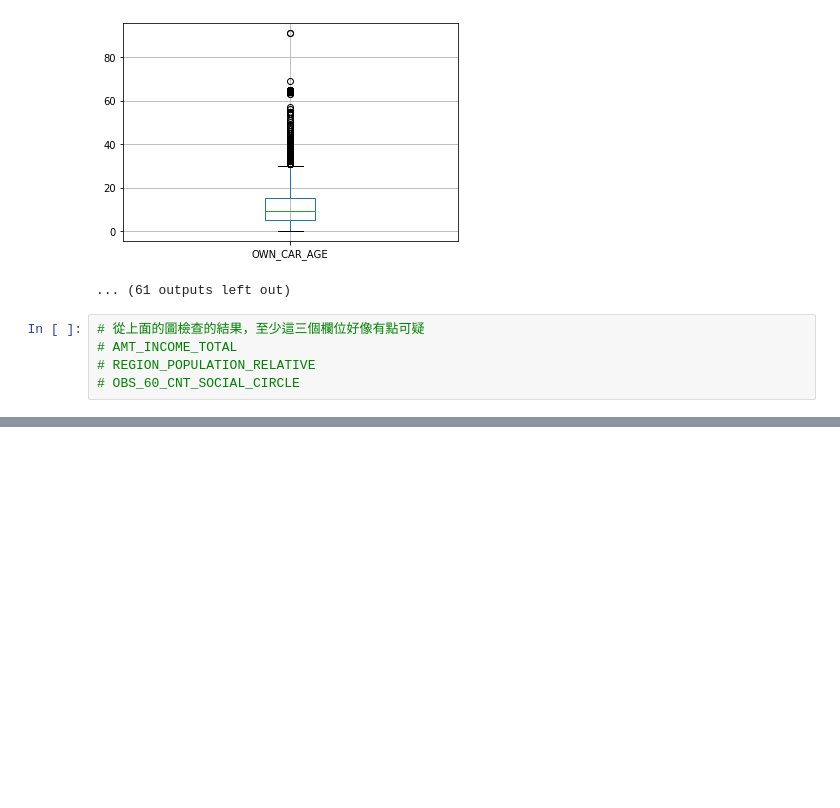
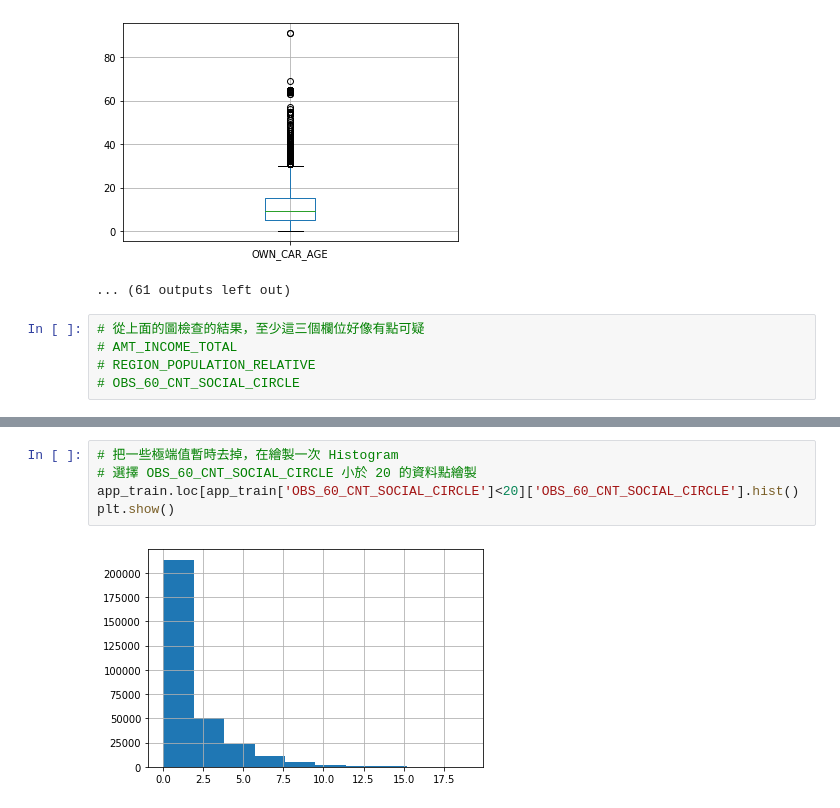
Before and after one commit to benjiepan/ML100Days, a Jupyter notebook: homework/Day_009_HW.ipynb, the cells around one changed output, grey strips where cells are left out. Cells and saved outputs as stored; diff of their text form; blank space fills up the shorter version.

```diff
--- a/homework/Day_009_HW.ipynb
+++ b/homework/Day_009_HW.ipynb
@@ -88,0 +224,7 @@ for col in numeric_columns:
+# %%
+# 把一些極端值暫時去掉，在繪製一次 Histogram
+# 選擇 OBS_60_CNT_SOCIAL_CIRCLE 小於 20 的資料點繪製
+app_train.loc[app_train['OBS_60_CNT_SOCIAL_CIRCLE']<20]['OBS_60_CNT_SOCIAL_CIRCLE'].hist()
+plt.show()
+# %% [output]
+[figure, added]
```
Also changed, not shown: parts of 11 cells of this notebook, 2 other files.
